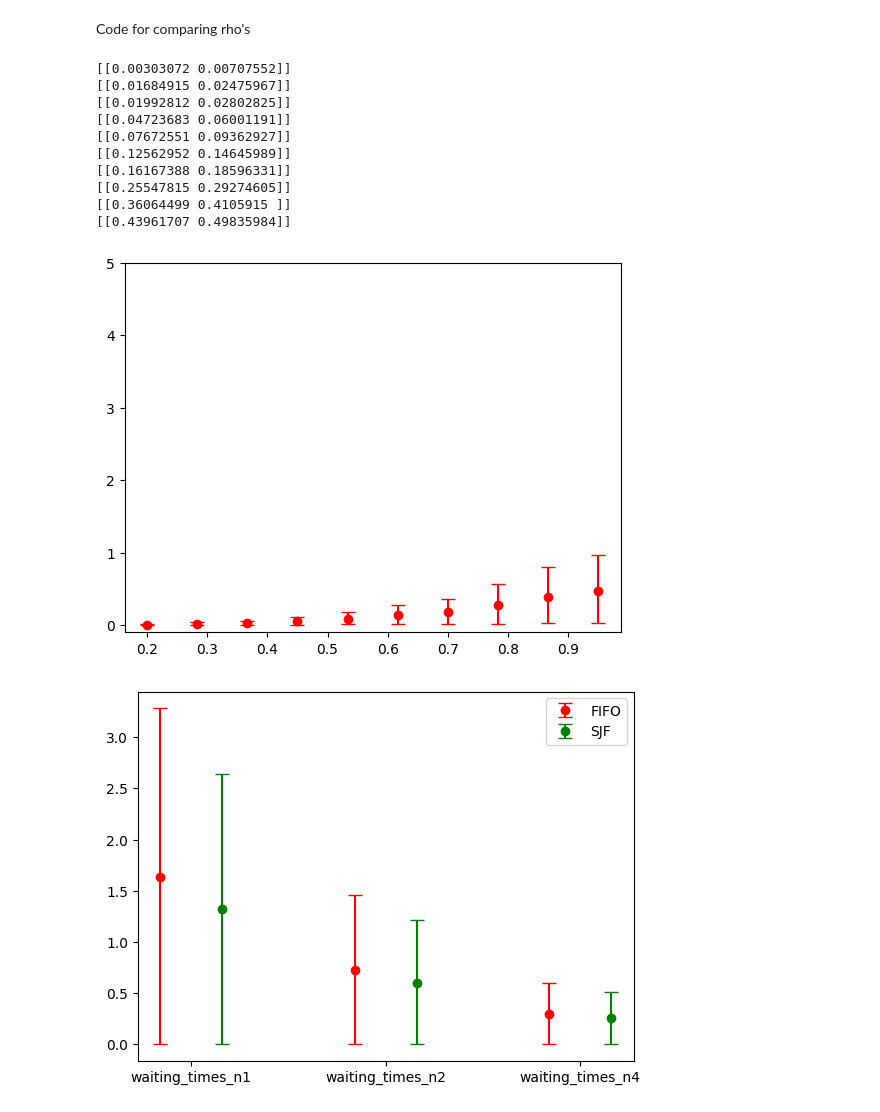
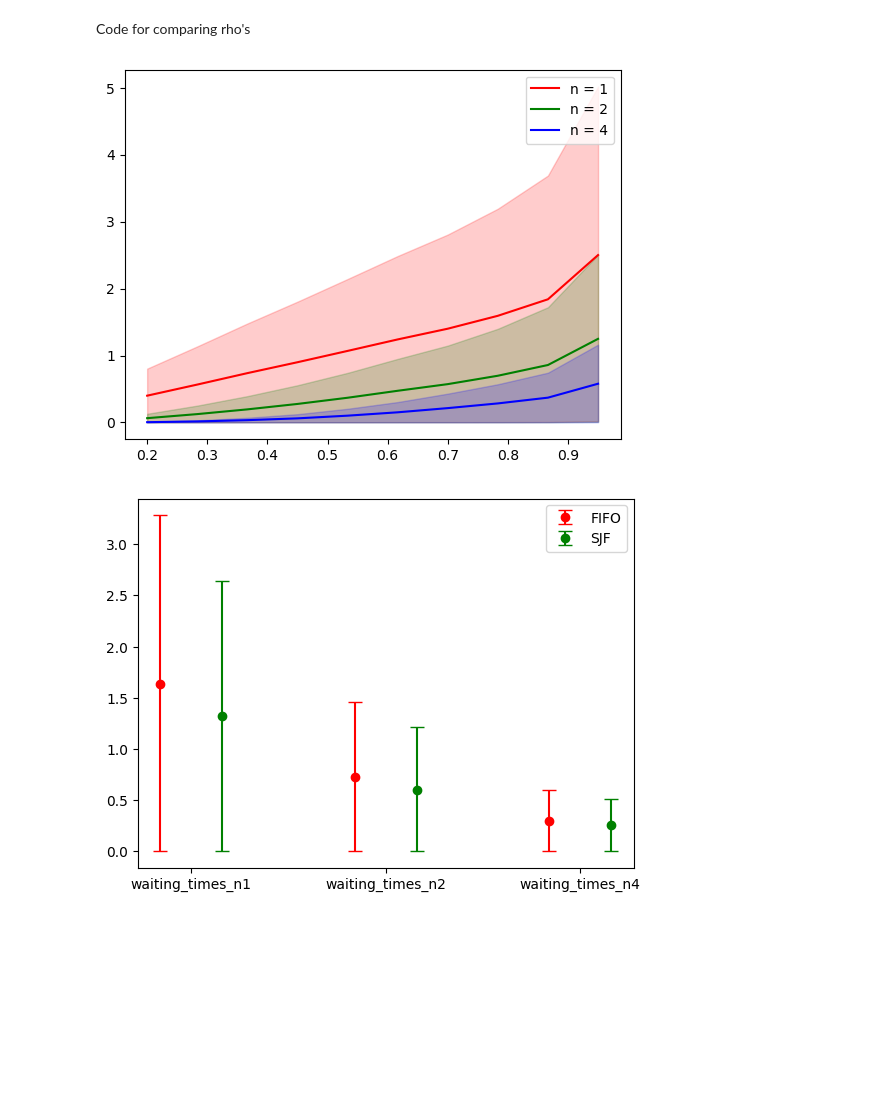
Before and after one commit to LoesBijman/stochastic_2, a Jupyter notebook: assignment_2.ipynb, the cells around one changed output. Drawn from its saved outputs; the diff is of its cells as text; code cells hidden in the pictures; blank space fills up the shorter version.

```diff
--- a/assignment_2.ipynb
+++ b/assignment_2.ipynb
@@ -121,8 +121,8 @@ Code for comparing rho's
 # %%
 # compare for different values of rho
 random.seed(3)
-runs = 100
-n_customers = 50
+runs = 1000
+n_customers = 500
 mu = 1/2
 
 env = simpy.Environment()
@@ -143,35 +143,25 @@ waiting_times_of_rhos_n1 = waiting_times_of_rhos(rhos_list, 1)
 waiting_times_of_rhos_n2 = waiting_times_of_rhos(rhos_list, 2)
 waiting_times_of_rhos_n4 = waiting_times_of_rhos(rhos_list, 4)
 # %%
-def rho_errorbars(waiting_times_of_rhos):
+def rho_errorbars(waiting_times_of_rhos,rhos_list, color, label):
     means = []
     cis = []
     for waiting_times_run in waiting_times_of_rhos:
         mean, yerr = plot_conf_95(waiting_times_run)
-        print(yerr)
         means.append(mean)
         cis.append(yerr)
-    for i in range(len(rhos_list)):
-        plt.errorbar(x=rhos_list[i], y=means[i], yerr=np.array(cis[i]).T, fmt='o', capsize=5, color = 'red')
-    plt.ylim(-0.1,5)
-    plt.show()
+    # for i in range(len(means)):
+    #     plt.errorbar(x=rhos_list[i], y=means[i], yerr=np.array(cis[i]).T, fmt='o', capsize=5, color = color)
+    plt.plot(rhos_list, means, color = color, label = label)
+    plt.fill_between(rhos_list, means-np.array(cis)[:, 0, 0], means+np.array(cis)[:, 0, 1], color = color, alpha = 0.2)
 
-
-# rho_errorbars(waiting_times_of_rhos_n1)
-# rho_errorbars(waiting_times_of_rhos_n2)
-rho_errorbars(waiting_times_of_rhos_n4)
+rho_errorbars(waiting_times_of_rhos_n1, rhos_list, 'red', 'n = 1')
+rho_errorbars(waiting_times_of_rhos_n2, rhos_list, 'green', 'n = 2')
+rho_errorbars(waiting_times_of_rhos_n4, rhos_list, 'blue', 'n = 4')
+plt.legend()
+plt.show()
 # %% [output]
-[[0.00303072 0.00707552]]
-[[0.01684915 0.02475967]]
-[[0.01992812 0.02802825]]
-[[0.04723683 0.06001191]]
-[[0.07672551 0.09362927]]
-[[0.12562952 0.14645989]]
-[[0.16167388 0.18596331]]
-[[0.25547815 0.29274605]]
-[[0.36064499 0.4105915 ]]
-[[0.43961707 0.49835984]]
-[figure, old version]
+[figure, new version]
 # %%
 m1, yerr1 = plot_conf_95(wait_total_n1)
 m2, yerr2 = plot_conf_95(wait_total_n2)
```
